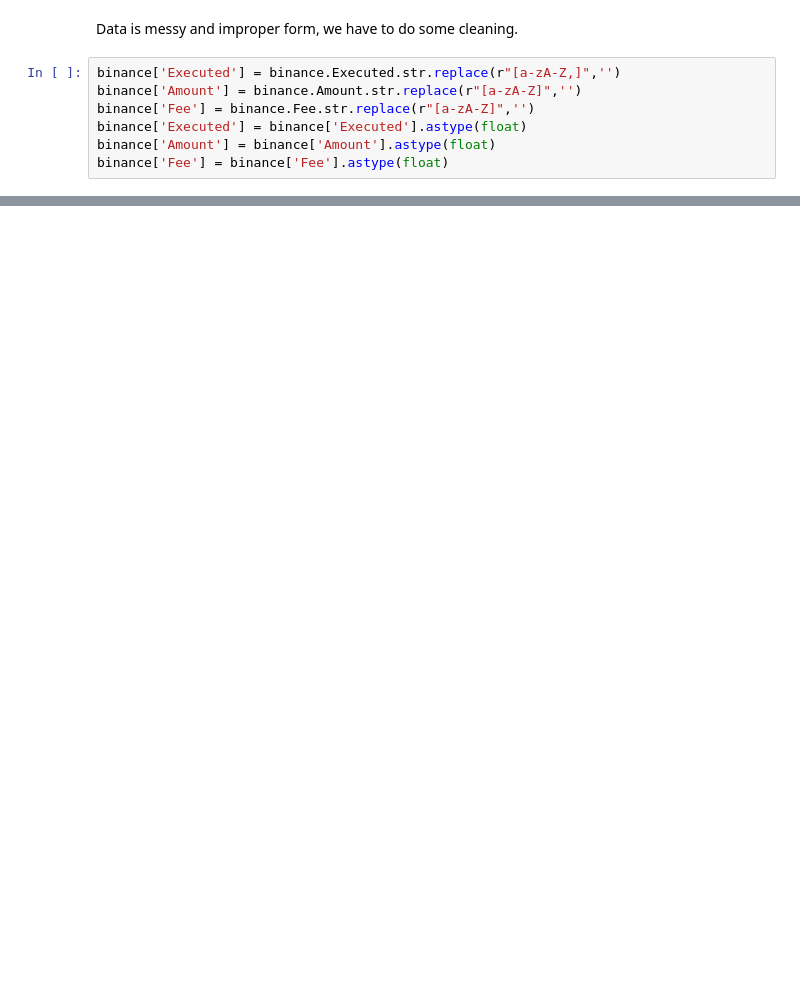
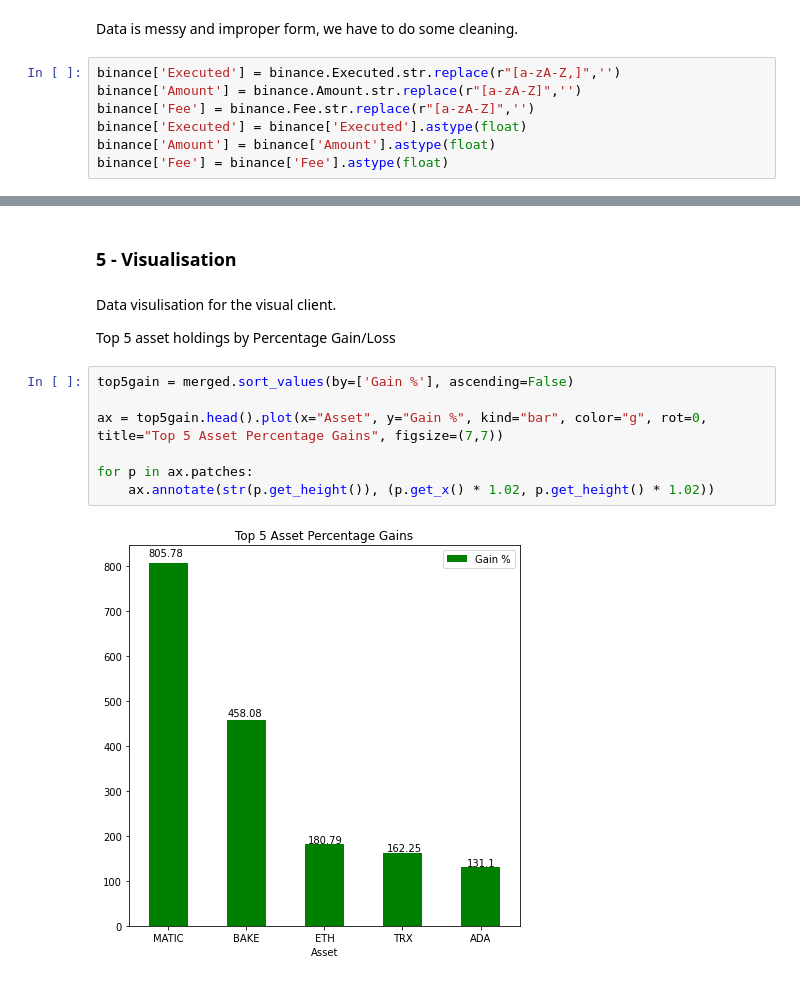
Before and after one commit to victor-toh/Data-Analytics-Projects, a Jupyter notebook: Crpyto Transactions.ipynb, the cells around one changed output, grey strips where cells are left out. Drawn from its saved outputs; the diff is of its cells as text; blank space fills up the shorter version.

```diff
--- a/Crpyto Transactions.ipynb
+++ b/Crpyto Transactions.ipynb
@@ -166,0 +192,15 @@ binance_.style.apply(apply_formatting, subset=['Side', 'Paper Gain'])
+# %% [markdown]
+### 5 - Visualisation <a name="section5"></a>
+# %% [markdown]
+Data visulisation for the visual client.
+
+Top 5 asset holdings by Percentage Gain/Loss
+# %%
+top5gain = merged.sort_values(by=['Gain %'], ascending=False)
+
+ax = top5gain.head().plot(x="Asset", y="Gain %", kind="bar", color="g", rot=0, title="Top 5 Asset Percentage Gains", figsize=(7,7))
+
+for p in ax.patches:
+    ax.annotate(str(p.get_height()), (p.get_x() * 1.02, p.get_height() * 1.02))
+# %% [output]
+[figure, added]
```
Also changed, not shown: parts of 23 cells of this notebook.
